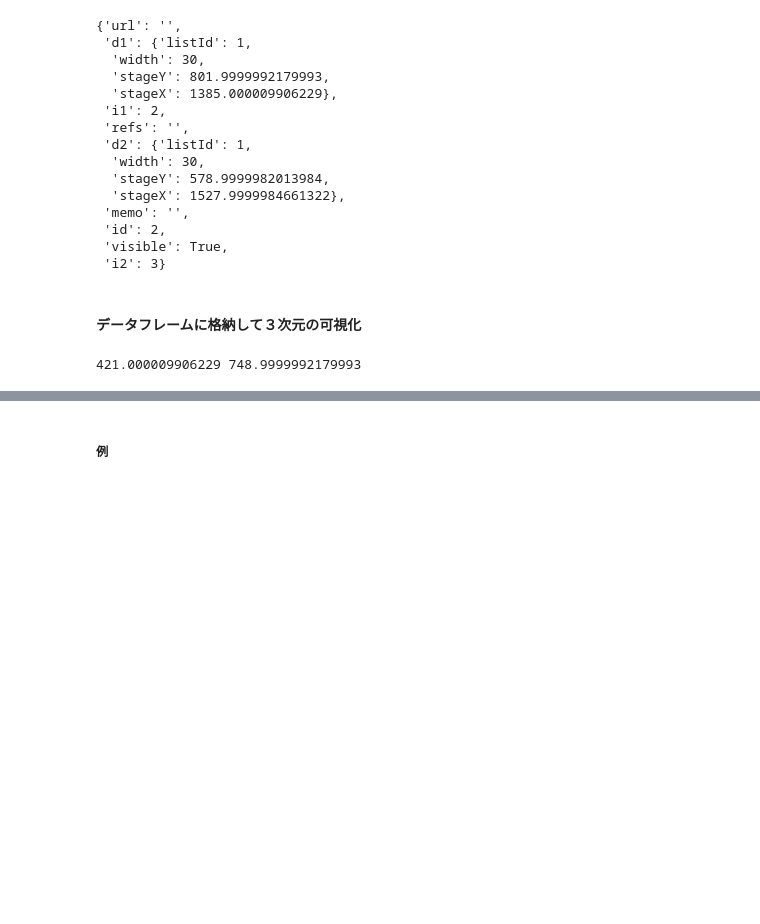
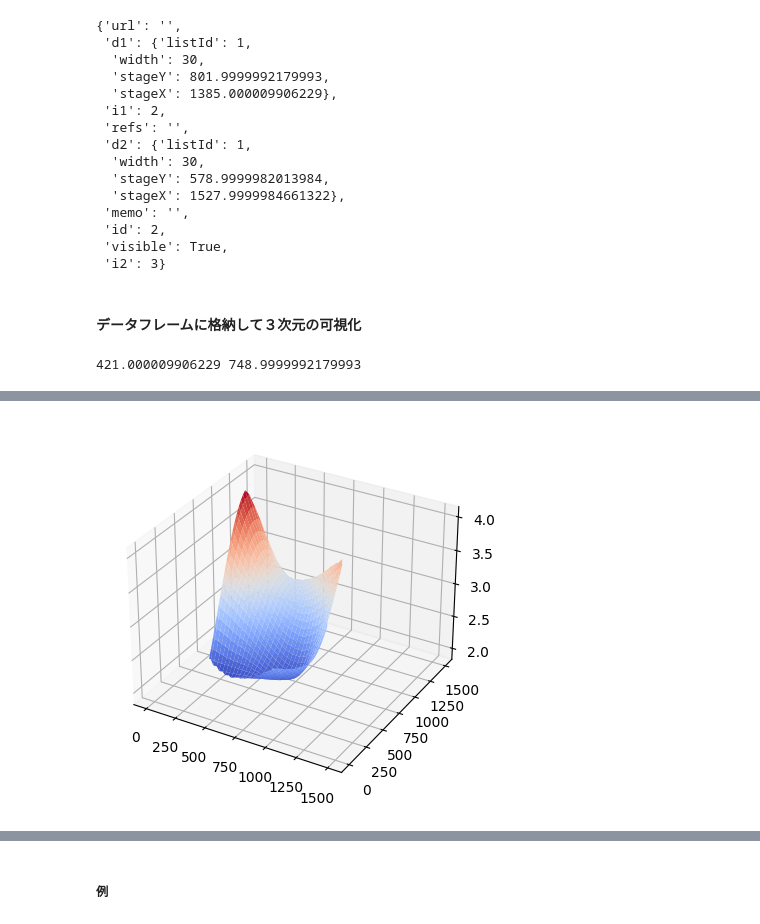
Before and after one commit to sophiaBuss0410/lab, a Jupyter notebook: 3d_vis_try.ipynb, the cells around one changed output, grey strips where cells are left out. Cells and saved outputs as stored; diff of their text form; code cells hidden in the pictures; blank space fills up the shorter version.

```diff
--- a/3d_vis_try.ipynb
+++ b/3d_vis_try.ipynb
@@ -122,0 +146,37 @@ df
+# %%
+from mpl_toolkits.mplot3d import axes3d
+import matplotlib.pyplot as plt
+
+ax = plt.figure().add_subplot(projection='3d')
+X, Y, Z = df["x"], df["y"], df["pot"]
+
+points = np.array([X, Y]).T
+# print(points)
+
+# create a grid of coordinates between the minimum and
+# maximum of your X and Y. 50j indicates 50 discretization
+# points between the minimum and maximum.
+X_grid, Y_grid = np.mgrid[1:1500:100j, 1:1500:100j]
+# interpolate your values on the grid defined above
+Z_grid = griddata(points, Z, (X_grid, Y_grid), method='cubic')
+
+ax.plot_surface(X_grid, Y_grid, Z_grid, cmap=cm.coolwarm,
+                       linewidth=0, antialiased=True)
+
+# Plot the 3D surface
+# ax.plot_surface(X, Y, Z, edgecolor='royalblue', lw=0.5, rstride=8, cstride=8,
+#                 alpha=0.3)
+
+# Plot projections of the contours for each dimension.  By choosing offsets
+# that match the appropriate axes limits, the projected contours will sit on
+# the 'walls' of the graph.
+# ax.contour(X_grid, Y_grid, Z_grid, zdir='z', offset=-100, cmap='coolwarm')
+# ax.contour(X_grid, Y_grid, Z_grid, zdir='x') #, offset=-40, cmap='coolwarm')
+# ax.contour(X_grid, Y_grid, Z_grid, zdir='y', offset=40, cmap='coolwarm')
+
+# ax.set(xlim=(0, 1500), ylim=(0, 1000), zlim=(-10, 10),
+#        xlabel='X', ylabel='Y', zlabel='Z')
+
+plt.show()
+# %% [output]
+[figure, added]
```
Also changed, not shown: parts of 18 cells of this notebook, 2 other files.
